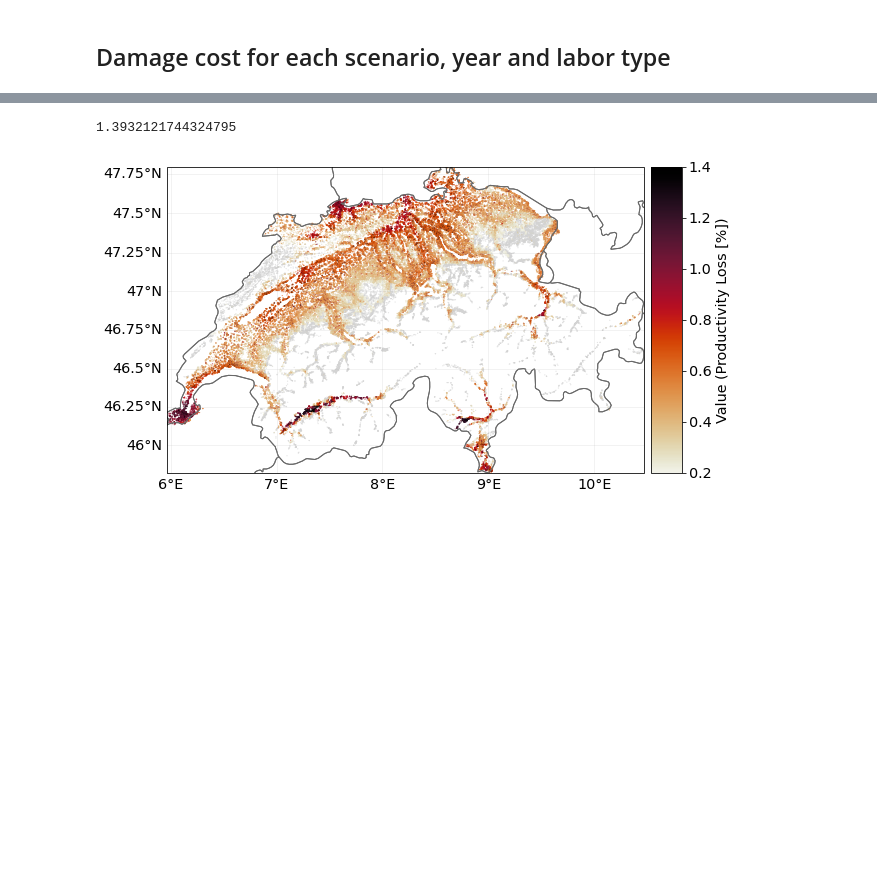
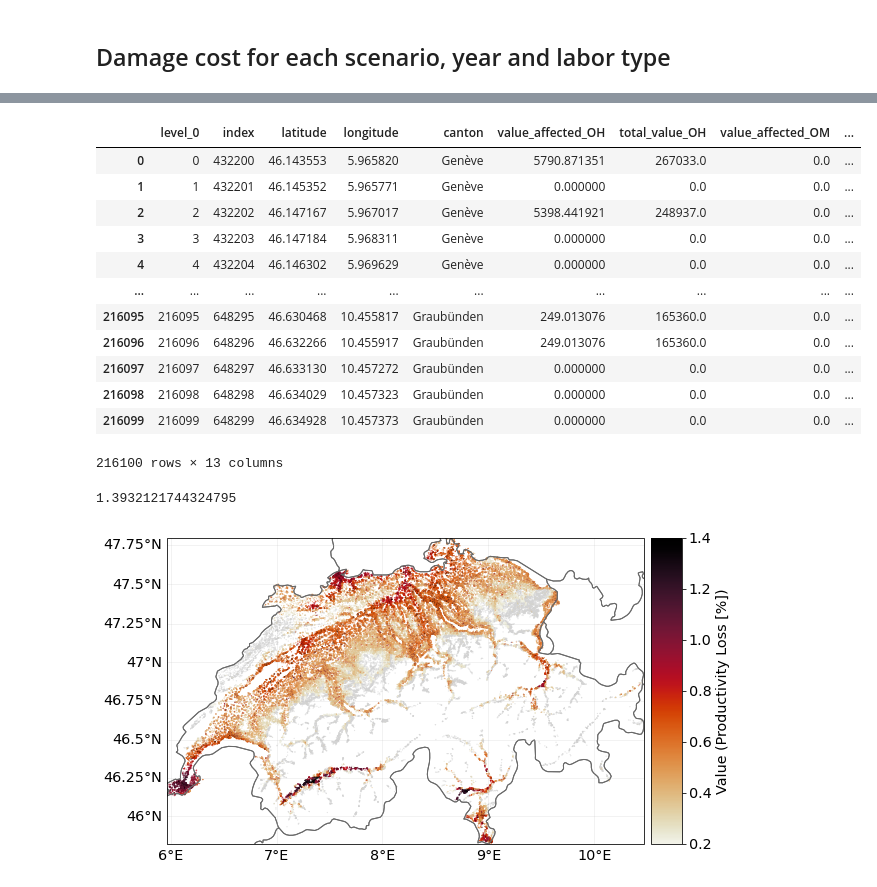
Before and after one commit to zeliest/heat_mortality_productivity_impacts, a Jupyter notebook: data_analysis/notebooks/results_productivity.ipynb, the cells around one changed output, grey strips where cells are left out. Drawn from its saved outputs; the diff is of its cells as text; code cells hidden in the pictures; blank space fills up the shorter version.

```diff
--- a/data_analysis/notebooks/results_productivity.ipynb
+++ b/data_analysis/notebooks/results_productivity.ipynb
@@ -52,0 +53,16 @@ for category in categories:
+# %%
+impact_table
+# %% [output]
+|  | level_0 | index | latitude | longitude | canton | value_affected_OH | total_value_OH | value_affected_OM | ... |
+| 0 | 0 | 432200 | 46.143553 | 5.965820 | Genève | 5790.871351 | 267033.0 | 0.0 | ... |
+| 1 | 1 | 432201 | 46.145352 | 5.965771 | Genève | 0.000000 | 0.0 | 0.0 | ... |
+| 2 | 2 | 432202 | 46.147167 | 5.967017 | Genève | 5398.441921 | 248937.0 | 0.0 | ... |
+| 3 | 3 | 432203 | 46.147184 | 5.968311 | Genève | 0.000000 | 0.0 | 0.0 | ... |
+| 4 | 4 | 432204 | 46.146302 | 5.969629 | Genève | 0.000000 | 0.0 | 0.0 | ... |
+| ... | ... | ... | ... | ... | ... | ... | ... | ... | ... |
+| 216095 | 216095 | 648295 | 46.630468 | 10.455817 | Graubünden | 249.013076 | 165360.0 | 0.0 | ... |
+| 216096 | 216096 | 648296 | 46.632266 | 10.455917 | Graubünden | 249.013076 | 165360.0 | 0.0 | ... |
+| 216097 | 216097 | 648297 | 46.633130 | 10.457272 | Graubünden | 0.000000 | 0.0 | 0.0 | ... |
+| 216098 | 216098 | 648298 | 46.634029 | 10.457323 | Graubünden | 0.000000 | 0.0 | 0.0 | ... |
+| 216099 | 216099 | 648299 | 46.634928 | 10.457373 | Graubünden | 0.000000 | 0.0 | 0.0 | ... |
+216100 rows × 13 columns
```
Also changed, not shown: parts of 12 cells of this notebook, 1 other file.
